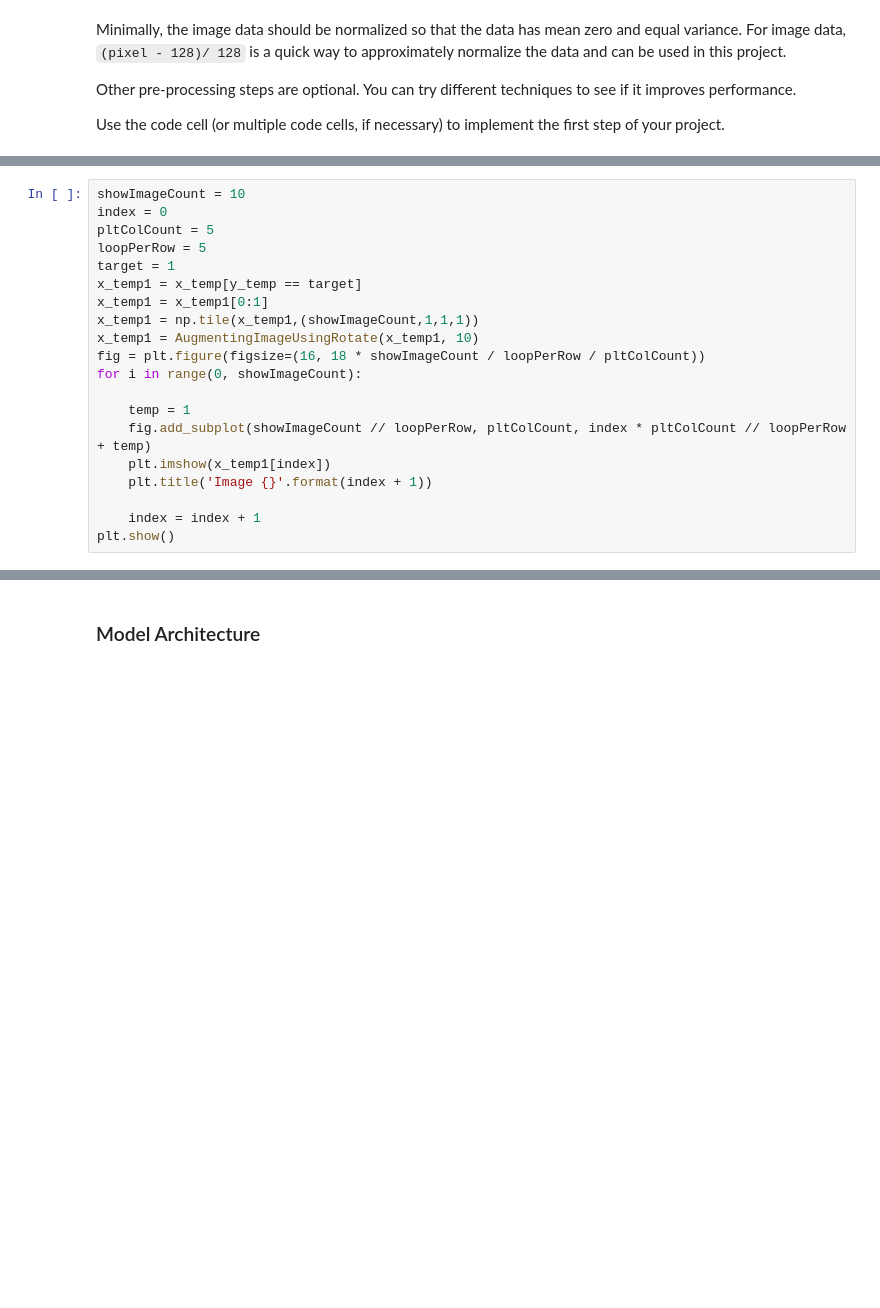
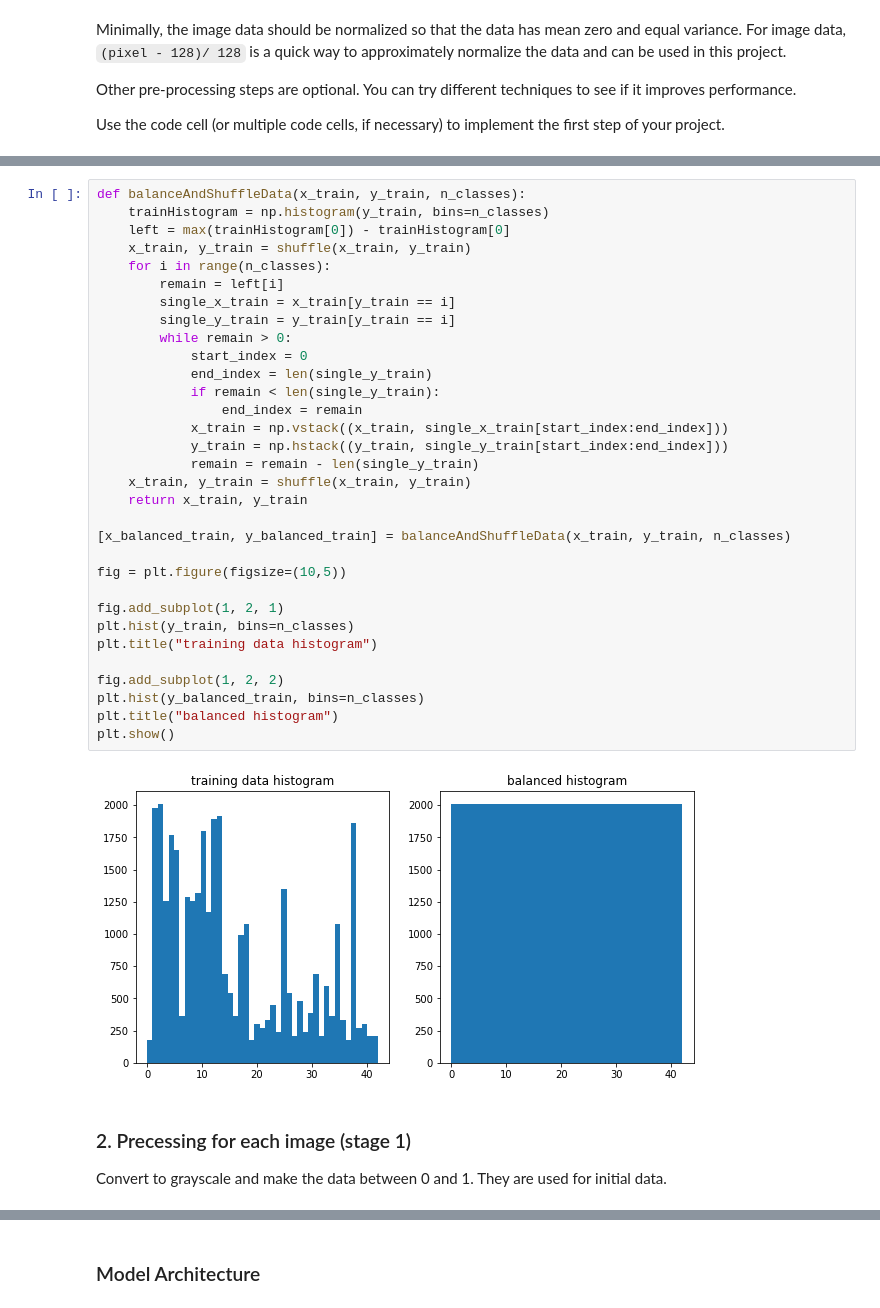
Before and after one commit to mkleung-dev/CarND-Traffic-Sign-Classifier-Project, a Jupyter notebook: Traffic_Sign_Classifier.ipynb, the cells around one changed output, grey strips where cells are left out. Drawn from its saved outputs; the diff is of its cells as text; blank space fills up the shorter version.

```diff
--- a/Traffic_Sign_Classifier.ipynb
+++ b/Traffic_Sign_Classifier.ipynb
@@ -409,20 +212,0 @@ def AugmentingImageUsingRotate(image_batch, max_angle):
-# %%
-showImageCount = 10
-index = 0
-pltColCount = 5
-loopPerRow = 5
-target = 1
-x_temp1 = x_temp[y_temp == target]
-x_temp1 = x_temp1[0:1]
-x_temp1 = np.tile(x_temp1,(showImageCount,1,1,1))
-x_temp1 = AugmentingImageUsingRotate(x_temp1, 10)
-fig = plt.figure(figsize=(16, 18 * showImageCount / loopPerRow / pltColCount))
-for i in range(0, showImageCount):
-
-    temp = 1
-    fig.add_subplot(showImageCount // loopPerRow, pltColCount, index * pltColCount // loopPerRow + temp)
-    plt.imshow(x_temp1[index])
-    plt.title('Image {}'.format(index + 1))
-
-    index = index + 1
-plt.show()
@@ -455,0 +216,37 @@ plt.show()
+# %%
+def balanceAndShuffleData(x_train, y_train, n_classes):
+    trainHistogram = np.histogram(y_train, bins=n_classes)
+    left = max(trainHistogram[0]) - trainHistogram[0]
+    x_train, y_train = shuffle(x_train, y_train)
+    for i in range(n_classes):
+        remain = left[i]
+        single_x_train = x_train[y_train == i]
+        single_y_train = y_train[y_train == i]
+        while remain > 0:
+            start_index = 0
+            end_index = len(single_y_train)
+            if remain < len(single_y_train):
+                end_index = remain
+            x_train = np.vstack((x_train, single_x_train[start_index:end_index]))
+            y_train = np.hstack((y_train, single_y_train[start_index:end_index]))
+            remain = remain - len(single_y_train)
+    x_train, y_train = shuffle(x_train, y_train)
+    return x_train, y_train
+
+[x_balanced_train, y_balanced_train] = balanceAndShuffleData(x_train, y_train, n_classes)
+
+fig = plt.figure(figsize=(10,5))
+
+fig.add_subplot(1, 2, 1)
+plt.hist(y_train, bins=n_classes)
+plt.title("training data histogram")
+
+fig.add_subplot(1, 2, 2)
+plt.hist(y_balanced_train, bins=n_classes)
+plt.title("balanced histogram")
+plt.show()
+# %% [output]
+[figure, added]
+# %% [markdown]
+### 2. Precessing for each image (stage 1)
+Convert to grayscale and make the data between 0 and 1. They are used for initial data.
```
Also changed, not shown: parts of 57 cells of this notebook.
